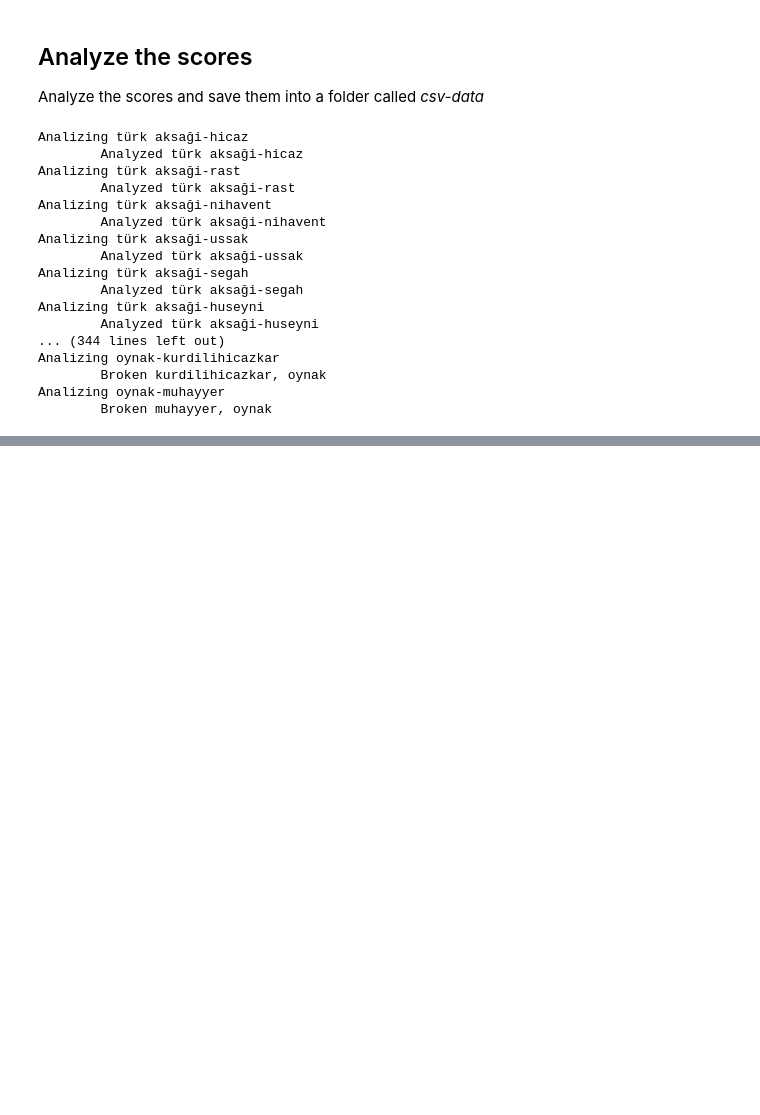
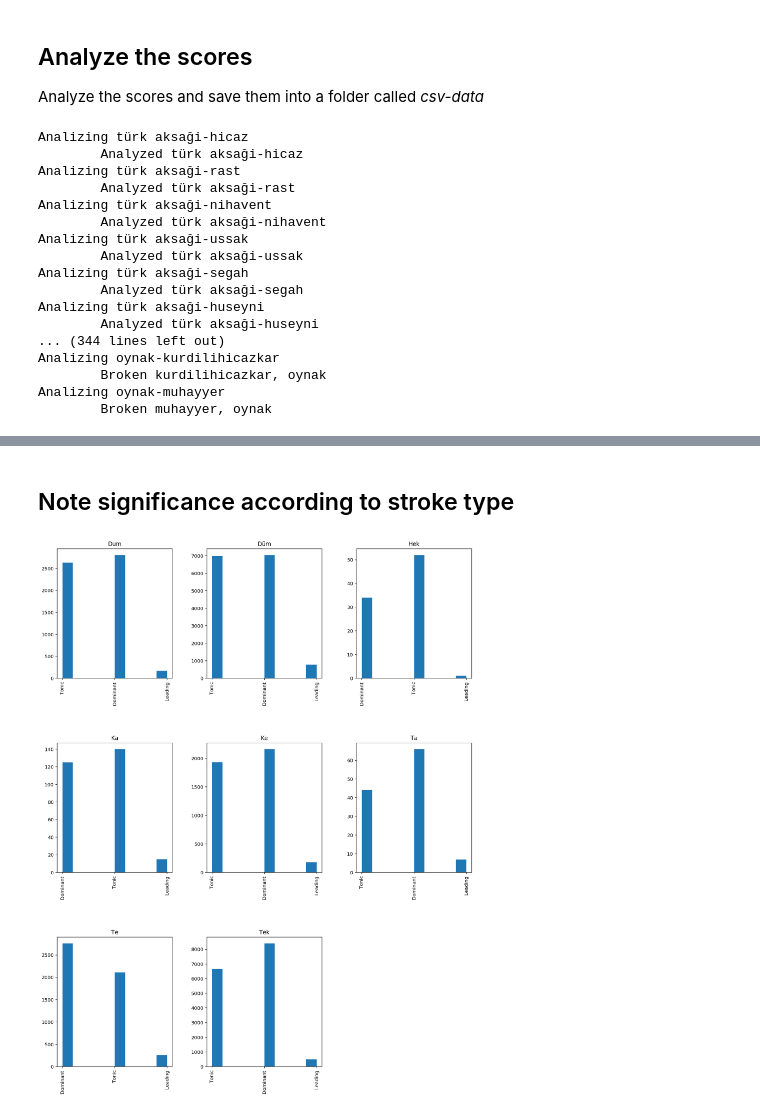
Before and after one commit to migperfer/AMPL-UPF-MSC, a Jupyter notebook: Check usuls_makams.ipynb, the cells around one changed output, grey strips where cells are left out. Cells and saved outputs as stored; diff of their text form; code cells hidden in the pictures; blank space fills up the shorter version.

```diff
--- a/Check usuls_makams.ipynb
+++ b/Check usuls_makams.ipynb
@@ -265,0 +288,9 @@ Analizing oynak-muhayyer
+# %% [markdown]
+## Note significance according to stroke type
+# %%
+fig = plt.figure(figsize = (15,20))
+ax = fig.gca()
+frame['note_significance'].hist(by=frame['stroke'], ax=ax)
+plt.show()
+# %% [output]
+[figure, added]
```
Also changed, not shown: parts of 14 cells of this notebook.
